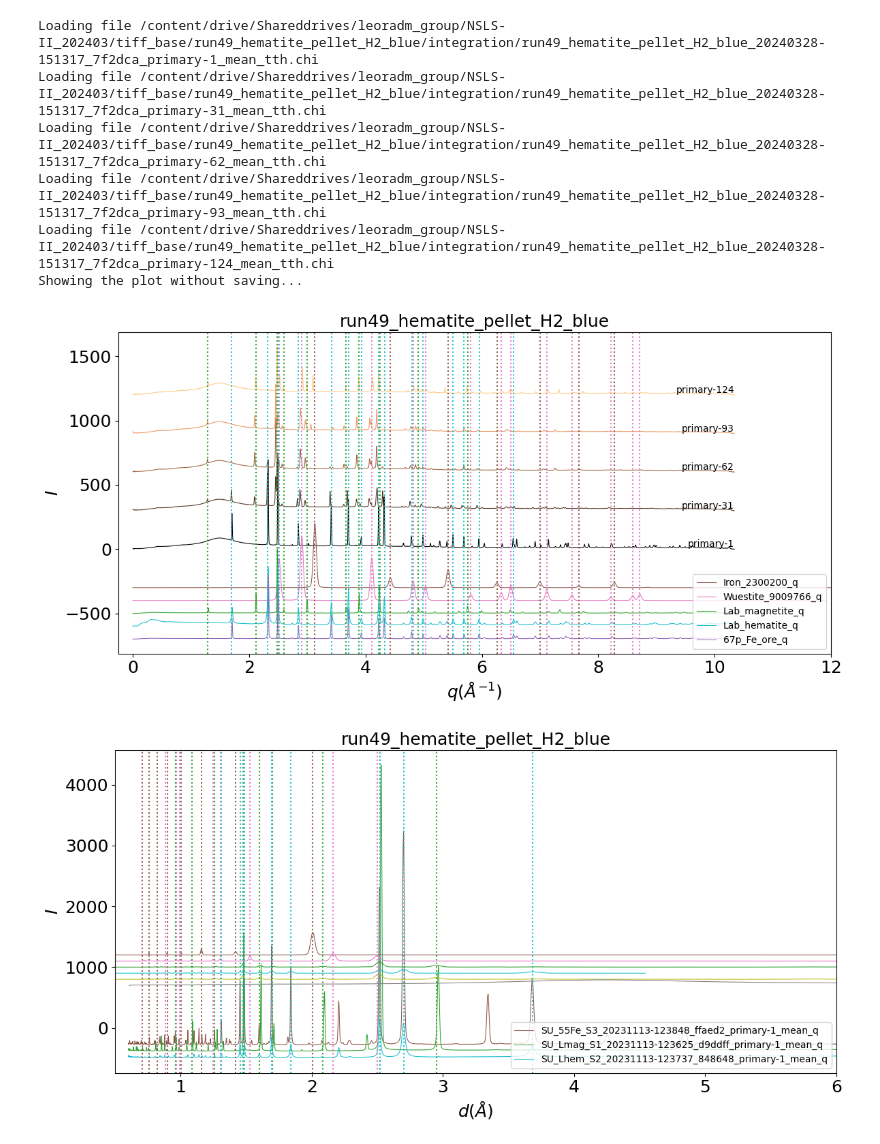
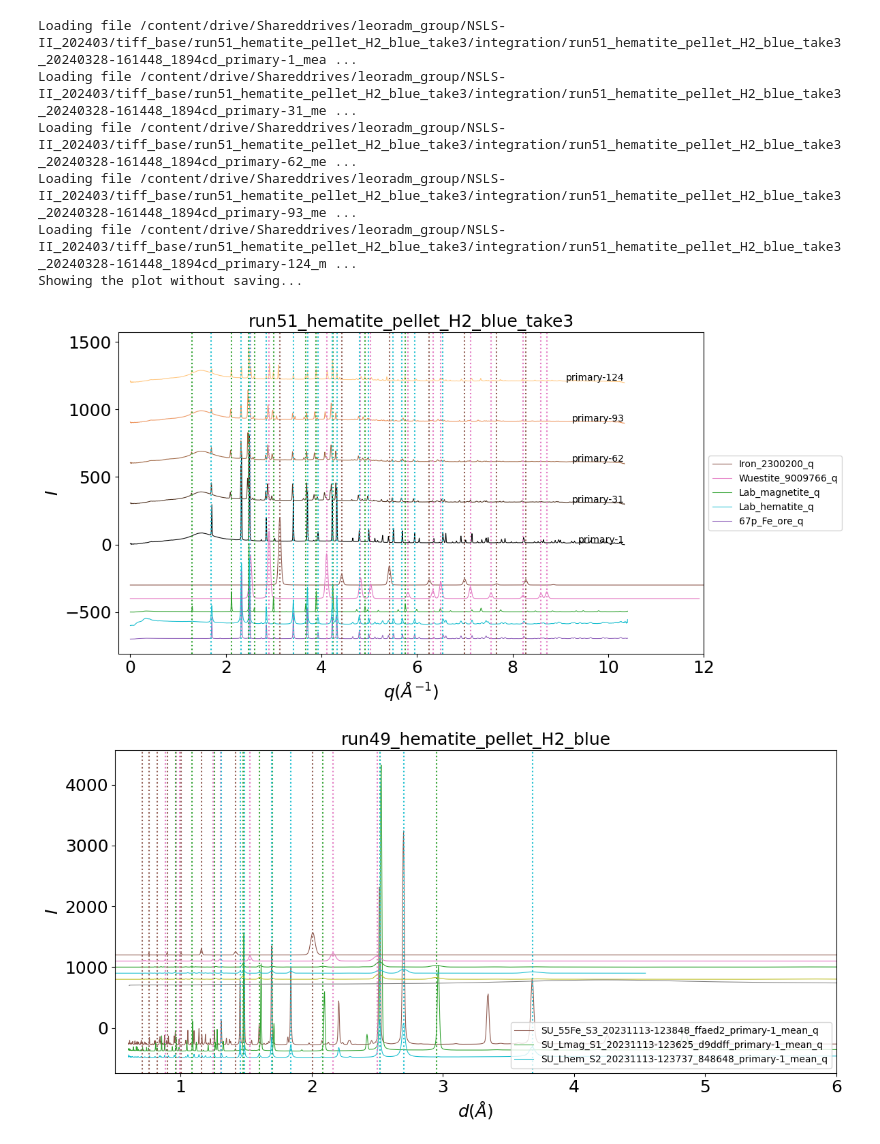
Before and after one commit to lmoghimi/personal-processing, a Jupyter notebook: xrd_analysis_Lauren.ipynb, the cells around one changed output. Cells and saved outputs as stored; diff of their text form; code cells hidden in the pictures.

```diff
--- a/xrd_analysis_Lauren.ipynb
+++ b/xrd_analysis_Lauren.ipynb
@@ -73,10 +75,10 @@ lincol_qz = 'tab:gray' #quartz
 response = "n" ##### at some point it would be nice to make this pop up as a prompt so that we don't forget to change the response
 xrd_type = "q" ##### d or tth or q. also make this pop up as a prompt
 # %%
-#create waterfall plot for in-situ scans
+#@title Summary waterfall plot for in-situ scans
 #for run in ['run49','run50','run51', 'run52', 'run53', 'run54', 'run55', 'run56', 'run57', 'run58', 'run59']:
 #for run in ['run60','run61', 'run62', 'run63', 'run64', 'run65']:
-for run in ['run49']:
+for run in ['run51']:
 
     ###################### parsing the filename
     tiffdir = os.path.join(userdir, 'tiff_base')
@@ -175,9 +177,12 @@ for run in ['run49']:
 
     #xlim_left, xlim_right = 0.5, 6 #for d
     #xlim_left, xlim_right = -0.25, 20 #for tth #####
-    xlim_left, xlim_right = -0.25, 12 #for q
+    xlim_left, xlim_right = -0.25, 10.5 #for q
     ax.set_xlim(xlim_left, xlim_right)
-    ax.legend(loc='lower right')
+    ######## put the legend outside of the box, Yifan, 20240422 ############
+    # ax.legend(loc='lower right')
+    ax.legend(loc='center left', bbox_to_anchor=[1, 0.5])
+    ########################################################################
     #ax.set_xlabel(r'$d  ({\AA})$', fontsize=fs)
     ax.set_xlabel(r'$q  ({\AA}^{-1})$', fontsize=fs)
     #ax.set_xlabel(r'$2\theta (\degree)$', fontsize=fs) #####
@@ -187,37 +192,37 @@ for run in ['run49']:
     #ax.set_yticklabels([]) #turns off tick labels for vertical axis
 
 ################# plot vertical lines for the reference phase peaks
     for i_vert_line in ref_q_fe: #plot the vertical lines
     #for i_vert_line in ref_tth_fe:
         plt.axvline(x=i_vert_line, linestyle='dotted', color=lincol_fe)
 
     for i_vert_line in ref_q_w:
             plt.axvline(x=i_vert_line, linestyle='dotted', color=lincol_w)
 
     for i_vert_line in ref_q_m:
             plt.axvline(x=i_vert_line, linestyle='dotted', color=lincol_m)
 
     for i_vert_line in ref_q_h:
             plt.axvline(x=i_vert_line, linestyle='dotted', color=lincol_h)
 
  ########## save settings
     if response == "y":
       print("Saving the file...!")
       fname_typ = 'wf_'+ xrd_type + '_' + expname + '.png' #wf = waterfall
       save_loc = os.path.join(userdir, 'userAnalysis' + '/' + 'waterfallPlots'+ '/')
       if not os.path.isdir(save_loc):
           os.makedirs(save_loc)
       plt.savefig(save_loc + fname_typ)
     elif response == "n":
       print("Showing the plot without saving...")
       plt.show()
     else: print("Please enter yes or no.")
 # %% [output]
-Loading file /content/drive/Shareddrives/leoradm_group/NSLS-II_202403/tiff_base/run49_hematite_pellet_H2_blue/integration/run49_hematite_pellet_H2_blue_20240328-151317_7f2dca_primary-1_mean_tth.chi
-Loading file /content/drive/Shareddrives/leoradm_group/NSLS-II_202403/tiff_base/run49_hematite_pellet_H2_blue/integration/run49_hematite_pellet_H2_blue_20240328-151317_7f2dca_primary-31_mean_tth.chi
-Loading file /content/drive/Shareddrives/leoradm_group/NSLS-II_202403/tiff_base/run49_hematite_pellet_H2_blue/integration/run49_hematite_pellet_H2_blue_20240328-151317_7f2dca_primary-62_mean_tth.chi
-Loading file /content/drive/Shareddrives/leoradm_group/NSLS-II_202403/tiff_base/run49_hematite_pellet_H2_blue/integration/run49_hematite_pellet_H2_blue_20240328-151317_7f2dca_primary-93_mean_tth.chi
-Loading file /content/drive/Shareddrives/leoradm_group/NSLS-II_202403/tiff_base/run49_hematite_pellet_H2_blue/integration/run49_hematite_pellet_H2_blue_20240328-151317_7f2dca_primary-124_mean_tth.chi
+Loading file /content/drive/Shareddrives/leoradm_group/NSLS-II_202403/tiff_base/run51_hematite_pellet_H2_blue_take3/integration/run51_hematite_pellet_H2_blue_take3_20240328-161448_1894cd_primary-1_mea ...
+Loading file /content/drive/Shareddrives/leoradm_group/NSLS-II_202403/tiff_base/run51_hematite_pellet_H2_blue_take3/integration/run51_hematite_pellet_H2_blue_take3_20240328-161448_1894cd_primary-31_me ...
+Loading file /content/drive/Shareddrives/leoradm_group/NSLS-II_202403/tiff_base/run51_hematite_pellet_H2_blue_take3/integration/run51_hematite_pellet_H2_blue_take3_20240328-161448_1894cd_primary-62_me ...
+Loading file /content/drive/Shareddrives/leoradm_group/NSLS-II_202403/tiff_base/run51_hematite_pellet_H2_blue_take3/integration/run51_hematite_pellet_H2_blue_take3_20240328-161448_1894cd_primary-93_me ...
+Loading file /content/drive/Shareddrives/leoradm_group/NSLS-II_202403/tiff_base/run51_hematite_pellet_H2_blue_take3/integration/run51_hematite_pellet_H2_blue_take3_20240328-161448_1894cd_primary-124_m ...
 Showing the plot without saving...
-[figure, old version]
+[figure, new version]
 # %%
```
Also changed, not shown: parts of 10 cells of this notebook.
